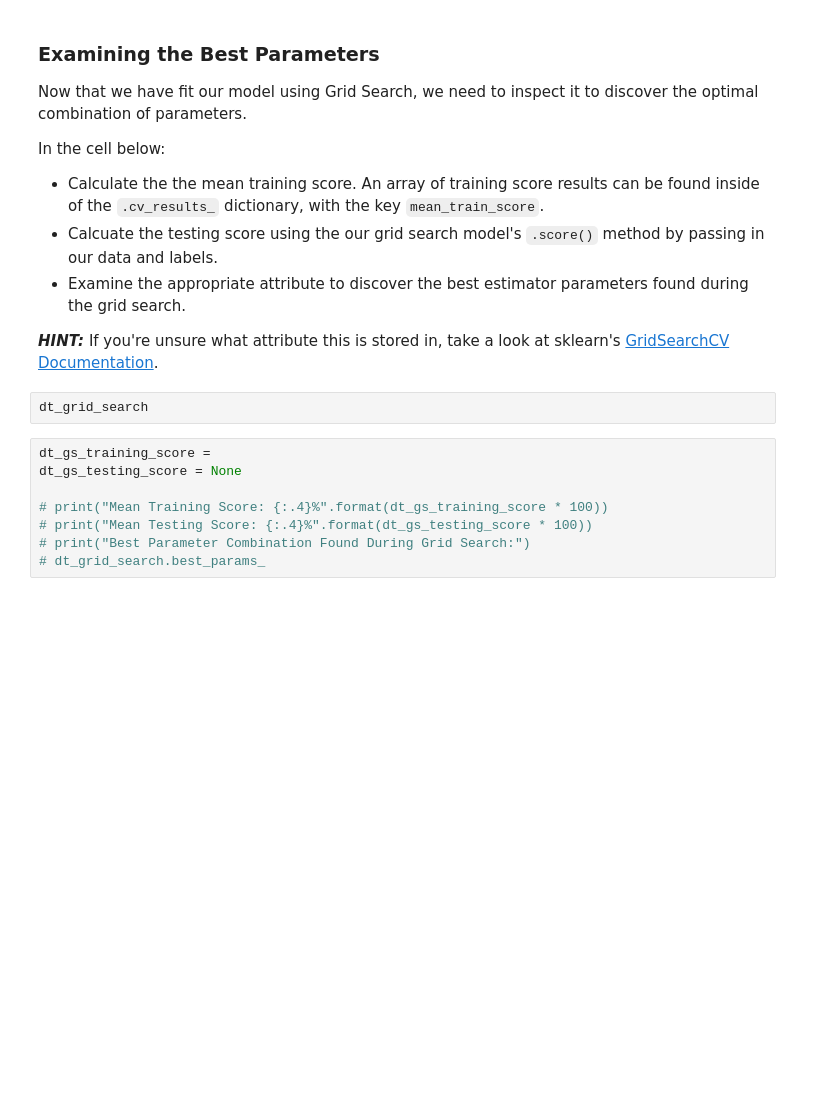
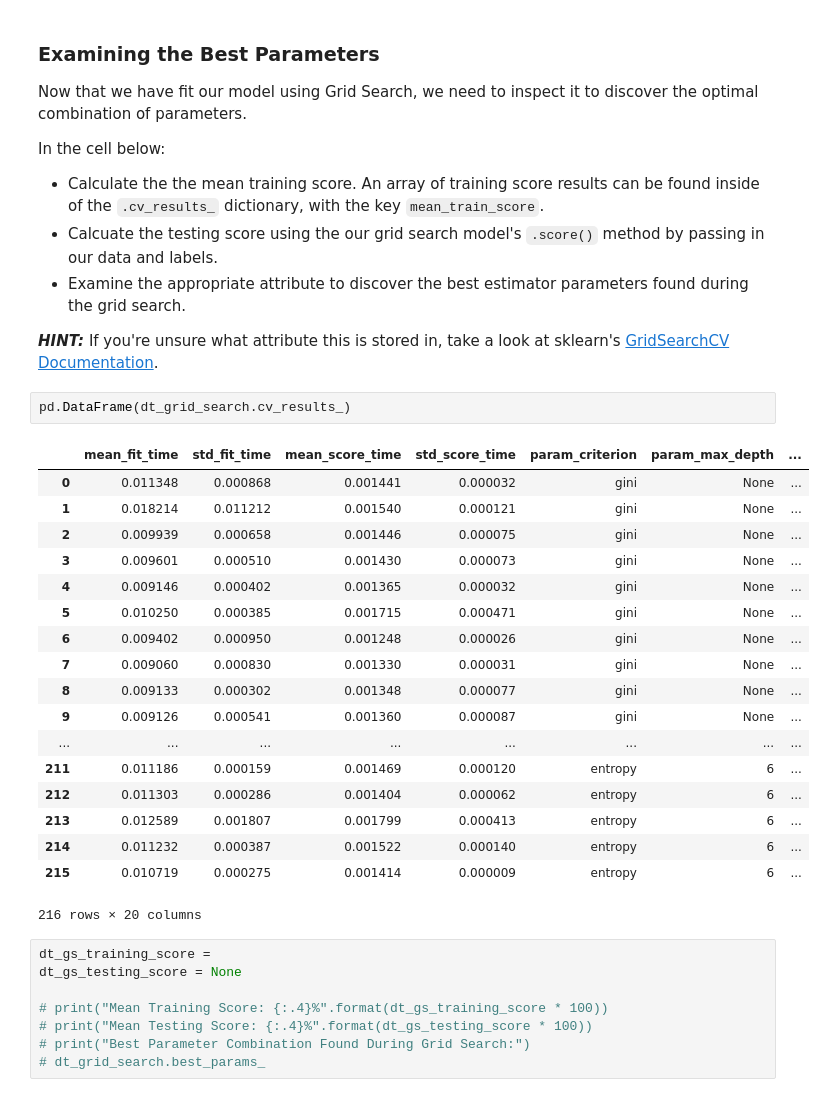
Before and after one commit to molron94/dsc-3-32-06-gridsearchcv-lab-nyc-ds-career-031119, a Jupyter notebook: index.ipynb, the cells around one changed output. Cells and saved outputs as stored; diff of their text form; blank space fills up the shorter version.

```diff
--- a/index.ipynb
+++ b/index.ipynb
@@ -251,8 +251,27 @@ In the cell below:
 * Examine the appropriate attribute to discover the best estimator parameters found during the grid search.
 
 **_HINT:_** If you're unsure what attribute this is stored in, take a look at sklearn's [GridSearchCV Documentation](http://scikit-learn.org/stable/modules/generated/sklearn.model_selection.GridSearchCV.html).
-# %%
-dt_grid_search
+# %%
+pd.DataFrame(dt_grid_search.cv_results_)
+# %% [output]
+|  | mean_fit_time | std_fit_time | mean_score_time | std_score_time | param_criterion | param_max_depth | ... |
+| 0 | 0.011348 | 0.000868 | 0.001441 | 0.000032 | gini | None | ... |
+| 1 | 0.018214 | 0.011212 | 0.001540 | 0.000121 | gini | None | ... |
+| 2 | 0.009939 | 0.000658 | 0.001446 | 0.000075 | gini | None | ... |
+| 3 | 0.009601 | 0.000510 | 0.001430 | 0.000073 | gini | None | ... |
+| 4 | 0.009146 | 0.000402 | 0.001365 | 0.000032 | gini | None | ... |
+| 5 | 0.010250 | 0.000385 | 0.001715 | 0.000471 | gini | None | ... |
+| 6 | 0.009402 | 0.000950 | 0.001248 | 0.000026 | gini | None | ... |
+| 7 | 0.009060 | 0.000830 | 0.001330 | 0.000031 | gini | None | ... |
+| 8 | 0.009133 | 0.000302 | 0.001348 | 0.000077 | gini | None | ... |
+| 9 | 0.009126 | 0.000541 | 0.001360 | 0.000087 | gini | None | ... |
+| ... | ... | ... | ... | ... | ... | ... | ... |
+| 211 | 0.011186 | 0.000159 | 0.001469 | 0.000120 | entropy | 6 | ... |
+| 212 | 0.011303 | 0.000286 | 0.001404 | 0.000062 | entropy | 6 | ... |
+| 213 | 0.012589 | 0.001807 | 0.001799 | 0.000413 | entropy | 6 | ... |
+| 214 | 0.011232 | 0.000387 | 0.001522 | 0.000140 | entropy | 6 | ... |
+| 215 | 0.010719 | 0.000275 | 0.001414 | 0.000009 | entropy | 6 | ... |
+216 rows × 20 columns
 # %%
 dt_gs_training_score =
 dt_gs_testing_score = None
```
